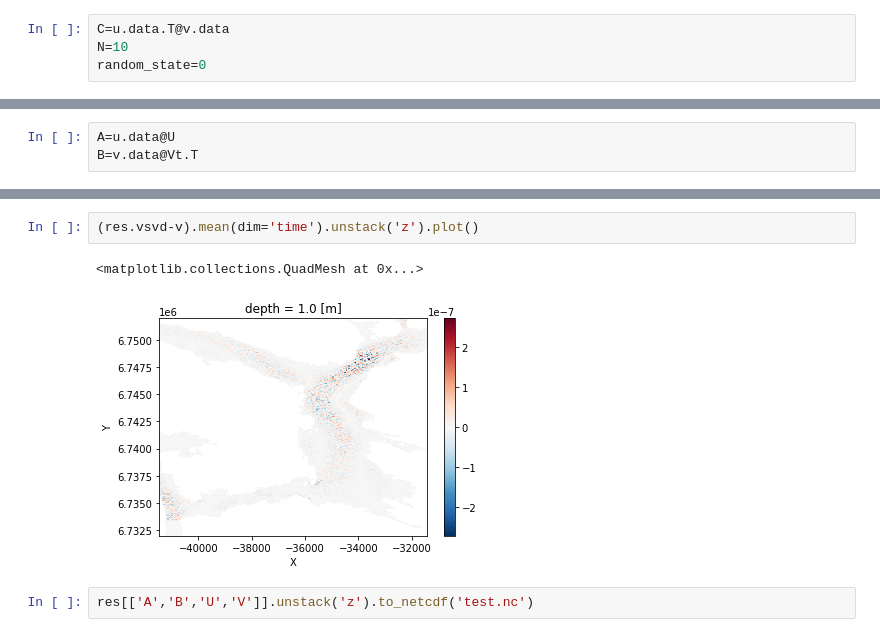
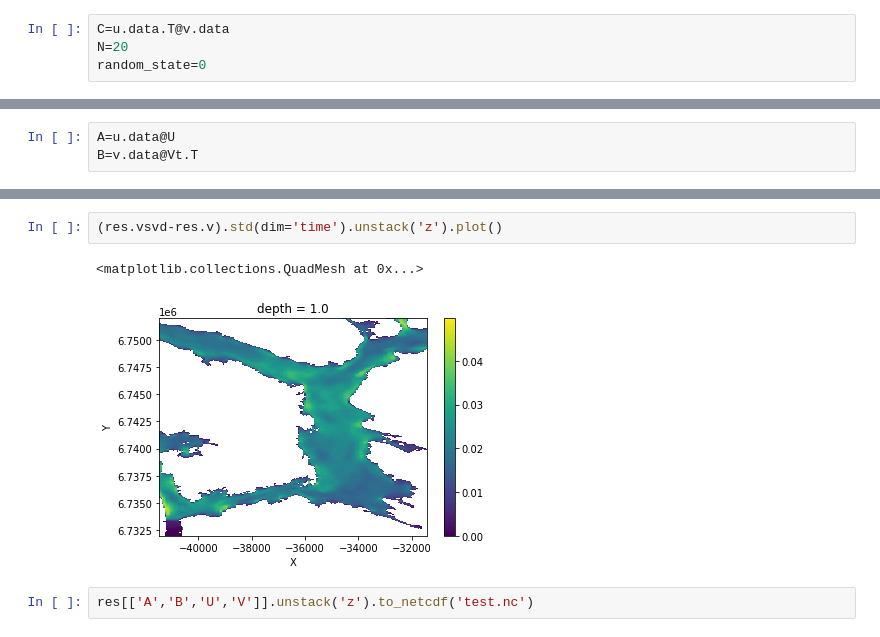
Before and after one commit to galendal/FACTS, a Jupyter notebook: MCA.ipynb, the cells around one changed output, grey strips where cells are left out. Saved outputs shown, nothing was run; the diff lists cells and outputs as text.

```diff
--- a/MCA.ipynb
+++ b/MCA.ipynb
@@ -112,7 +130,7 @@ Coordinates:
   - X        (z) float64 -4.124e+04 -4.119e+04 ... -3.219e+04 -3.214e+04
 # %%
 C=u.data.T@v.data
-N=10
+N=20
 random_state=0
 # %%
 U,L,Vt=randomized_svd(C,N,random_state=random_state)
@@ -178,8 +205,8 @@ Data variables:
 # %%
-(res.vsvd-v).mean(dim='time').unstack('z').plot()
+(res.vsvd-res.v).std(dim='time').unstack('z').plot()
 # %% [output]
 <matplotlib.collections.QuadMesh at 0x...>
-[figure, old version]
+[figure, new version]
 # %%
 res[['A','B','U','V']].unstack('z').to_netcdf('test.nc')
 # %%
```
Also changed, not shown: parts of 14 cells of this notebook.
